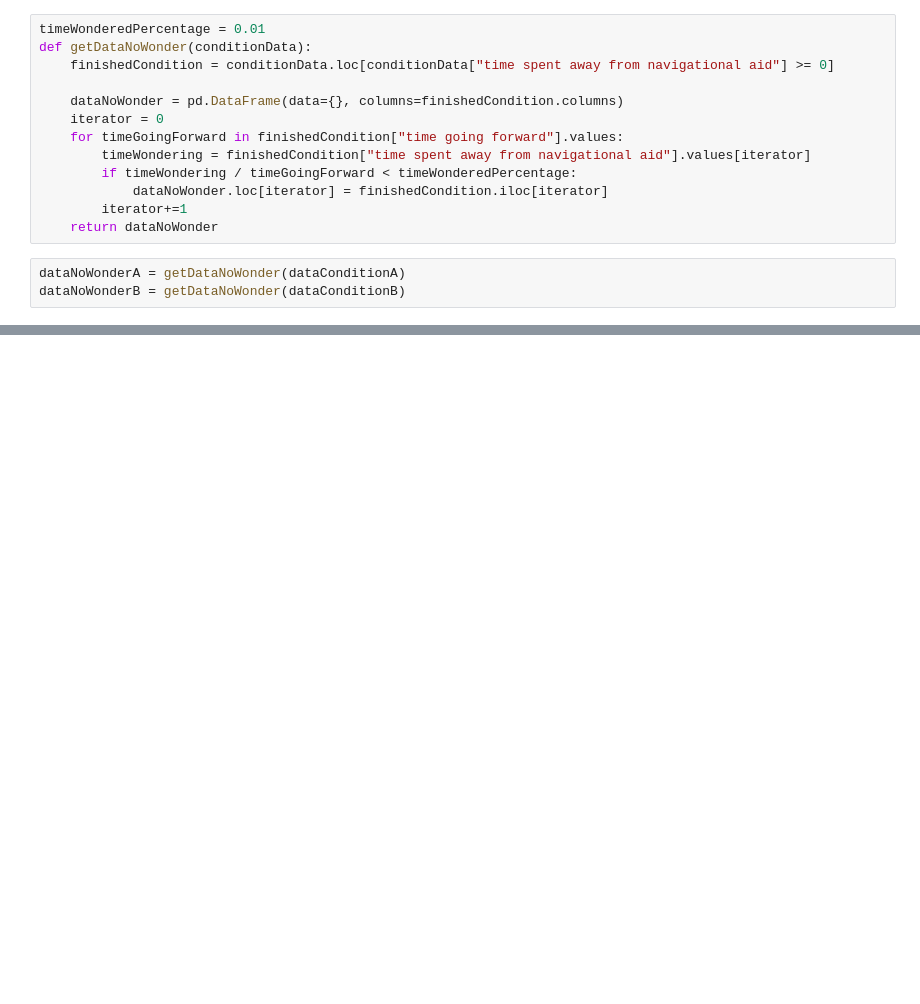
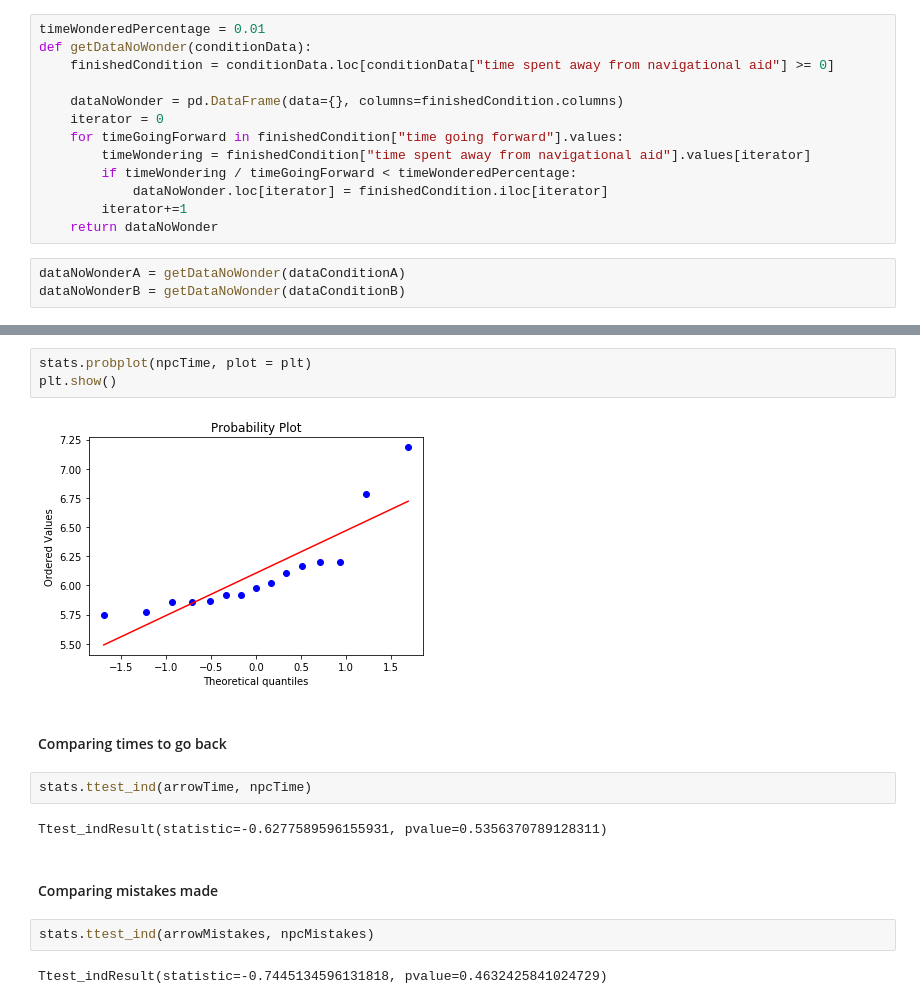
Before and after one commit to latedude2/P5-data-analysis, a Jupyter notebook: P5_result_analysis_for_least_wondered.ipynb, the cells around one changed output, grey strips where cells are left out. Saved outputs shown, nothing was run; the diff lists cells and outputs as text; blank space fills up the shorter version.

```diff
--- a/P5_result_analysis_for_least_wondered.ipynb
+++ b/P5_result_analysis_for_least_wondered.ipynb
@@ -77,0 +108,17 @@ Ttest_indResult(statistic=-0.7445134596131818, pvalue=0.4632425841024729)
+# %%
+stats.probplot(npcTime, plot = plt)
+plt.show()
+# %% [output]
+[figure, added]
+# %% [markdown]
+#### Comparing times to go back
+# %%
+stats.ttest_ind(arrowTime, npcTime)
+# %% [output]
+Ttest_indResult(statistic=-0.6277589596155931, pvalue=0.5356370789128311)
+# %% [markdown]
+#### Comparing mistakes made
+# %%
+stats.ttest_ind(arrowMistakes, npcMistakes)
+# %% [output]
+Ttest_indResult(statistic=-0.7445134596131818, pvalue=0.4632425841024729)
```
Also changed, not shown: parts of 12 cells of this notebook.
